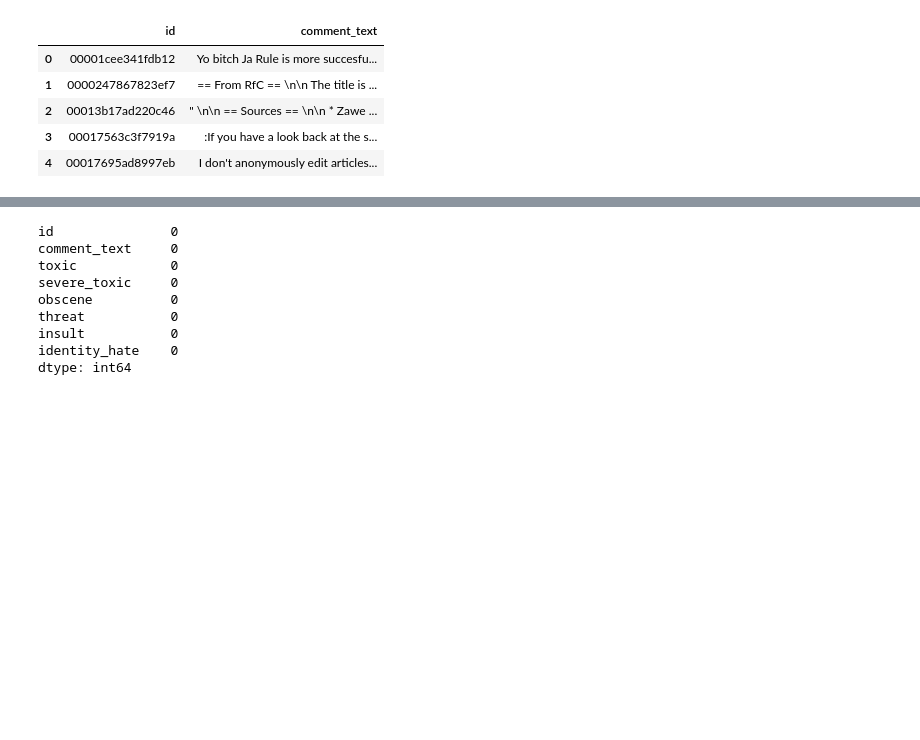
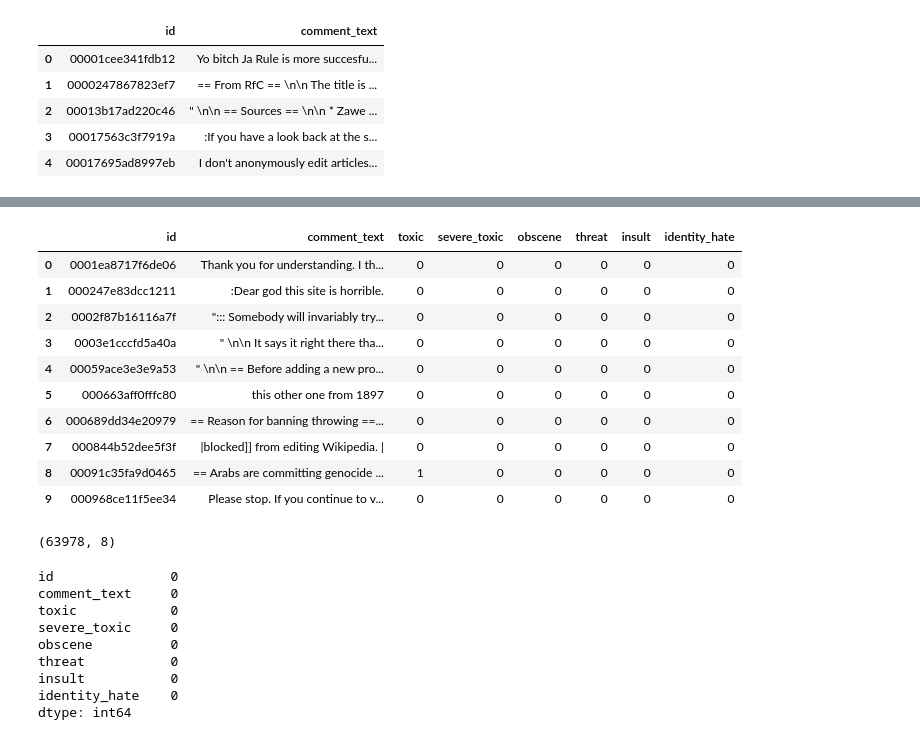
Before and after one commit to vipul-shinde/toxic-comment-classification, a Jupyter notebook: notebooks/01-eda-and-data-cleaning.ipynb, the cells around one changed output, grey strips where cells are left out. Saved outputs shown, nothing was run; the diff lists cells and outputs as text; code cells hidden in the pictures; blank space fills up the shorter version.

Commit message:
cleaned test data

```diff
--- a/notebooks/01-eda-and-data-cleaning.ipynb
+++ b/notebooks/01-eda-and-data-cleaning.ipynb
@@ -40,8 +40,8 @@ train_df.shape
 (159571, 8)
 # %%
 # Loading the test data
-test_df = pd.read_csv("D:/Projects/toxic-comment-classification\data/raw-data/test.csv")
-test_df.head()
+test_data = pd.read_csv("D:/Projects/toxic-comment-classification\data/raw-data/test.csv")
+test_data.head()
 # %% [output]
 |  | id | comment_text |
 | 0 | 00001cee341fdb12 | Yo bitch Ja Rule is more succesfu... |
@@ -49,3 +49,7 @@ test_df.head()
 | 2 | 00013b17ad220c46 | " \n\n == Sources == \n\n * Zawe ... |
 | 3 | 00017563c3f7919a | :If you have a look back at the s... |
 | 4 | 00017695ad8997eb | I don't anonymously edit articles... |
+# %%
+# Loading the test labels
+test_labels = pd.read_csv("D:/Projects/toxic-comment-classification/data/raw-data/test_labels.csv")
+test_labels.head()
@@ -51,0 +63,4 @@ test_df.head()
+# %%
+# Merging the two datasets above for complete test data
+test_df = pd.merge(test_data, test_labels, on="id")
+test_df.head()
@@ -51,0 +74,18 @@ test_df.head()
+# %%
+# Filtering out the samples having actual target labels
+new_test_df = test_df[(test_df['toxic']!=-1) & (test_df['severe_toxic']!=-1) & (test_df['obscene']!=-1) &
+             (test_df['threat']!=-1) & (test_df['insult']!=-1) & (test_df['identity_hate']!=-1)]
+new_test_df.reset_index(drop=True, inplace=True)
+new_test_df.head(10)
+# %% [output]
+|  | id | comment_text | toxic | severe_toxic | obscene | threat | insult | identity_hate |
+| 0 | 0001ea8717f6de06 | Thank you for understanding. I th... | 0 | 0 | 0 | 0 | 0 | 0 |
+| 1 | 000247e83dcc1211 | :Dear god this site is horrible. | 0 | 0 | 0 | 0 | 0 | 0 |
+| 2 | 0002f87b16116a7f | "::: Somebody will invariably try... | 0 | 0 | 0 | 0 | 0 | 0 |
+| 3 | 0003e1cccfd5a40a | " \n\n It says it right there tha... | 0 | 0 | 0 | 0 | 0 | 0 |
+| 4 | 00059ace3e3e9a53 | " \n\n == Before adding a new pro... | 0 | 0 | 0 | 0 | 0 | 0 |
+| 5 | 000663aff0fffc80 | this other one from 1897 | 0 | 0 | 0 | 0 | 0 | 0 |
+| 6 | 000689dd34e20979 | == Reason for banning throwing ==... | 0 | 0 | 0 | 0 | 0 | 0 |
+| 7 | 000844b52dee5f3f | |blocked]] from editing Wikipedia. | | 0 | 0 | 0 | 0 | 0 | 0 |
+| 8 | 00091c35fa9d0465 | == Arabs are committing genocide ... | 1 | 0 | 0 | 0 | 0 | 0 |
+| 9 | 000968ce11f5ee34 | Please stop. If you continue to v... | 0 | 0 | 0 | 0 | 0 | 0 |
@@ -52 +95,6 @@ test_df.head()
+# %%
+# Shape of new test data
+new_test_df.shape
+# %% [output]
+(63978, 8)
 # %%
```
Also changed, not shown: parts of 14 cells of this notebook, 4 other files.
